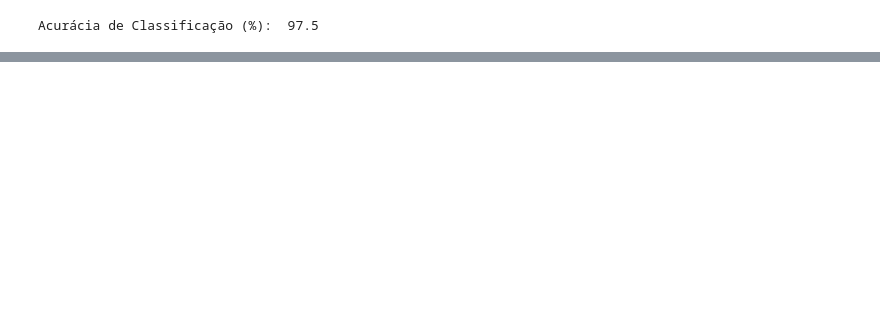
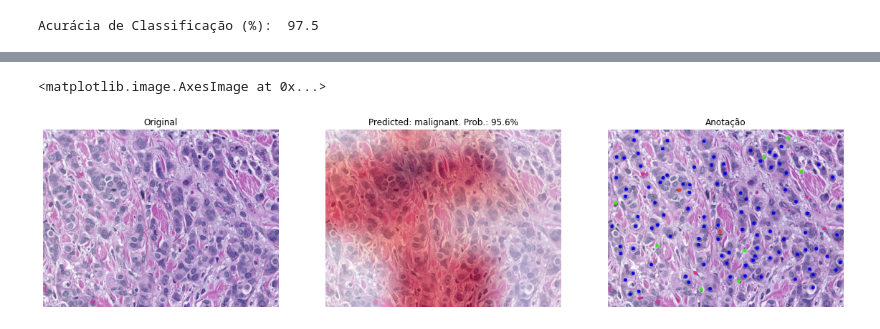
Before and after one commit to danielmacedodc/SIBGRAPI_2022, a Jupyter notebook: 1NF_Categorical_Explainability_Breast _Cancer_DenseNet201.ipynb, the cells around one changed output, grey strips where cells are left out. Saved outputs shown, nothing was run; the diff lists cells and outputs as text; code cells hidden in the pictures; blank space fills up the shorter version.

```diff
--- a/1NF_Categorical_Explainability_Breast _Cancer_DenseNet201.ipynb
+++ b/1NF_Categorical_Explainability_Breast _Cancer_DenseNet201.ipynb
@@ -675,0 +716,24 @@ plt.hist(x=values, bins=50);
+# %%
+case='Case_10-09' # Case_10-09 Case_11-13
+# %%
+IMG = 'SiDi_BreCaHAD_test/dataset/malignant/'+case+'.png'
+PATH1 = 'SiDi_BreCaHAD_test/groundTruth_display/'+case+'.png'
+# %%
+img = tf.keras.utils.load_img(PATH1)
+img_orig = tf.keras.utils.load_img(IMG)
+heatmap1, class_1, probs1 = generate_heatmap(IMG)
+
+plt.figure(figsize=(20,12))
+plt.subplot(1,3,1)
+plt.title('Original')
+plt.axis(False)
+plt.imshow(img_orig)
+plt.subplot(1,3,2)
+plt.title(f'Predicted: {class_1}. Prob.: {round(probs1*100,2)}%')
+plt.axis(False)
+display_gradcam(img_path=IMG, heatmap=heatmap1, pred=class_1)
+plt.subplot(1,3,3)
+plt.title('Anotação')
+plt.axis(False)
+plt.imshow(img)
+# %% [output]
@@ -675,0 +741,2 @@ plt.hist(x=values, bins=50);
+<matplotlib.image.AxesImage at 0x...>
+[figure, added]
```
Also changed, not shown: parts of 18 cells of this notebook.
